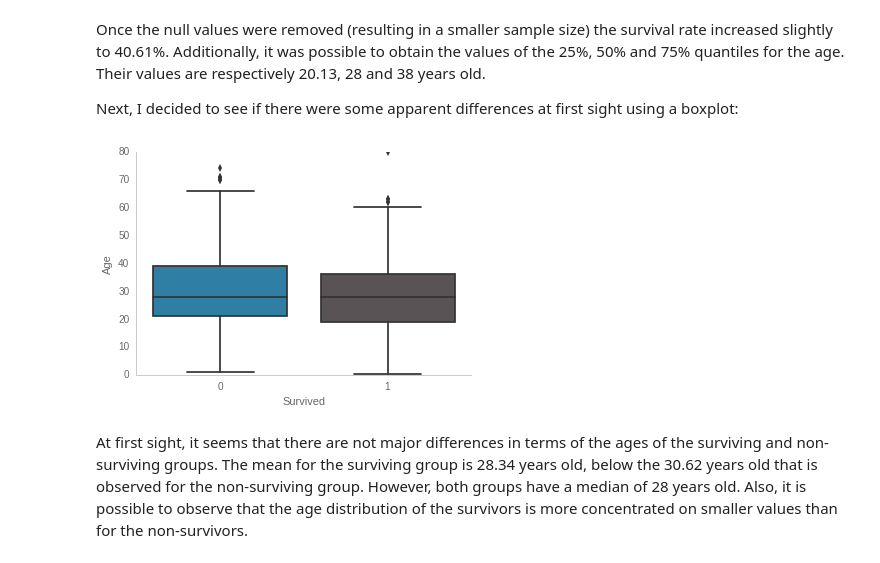
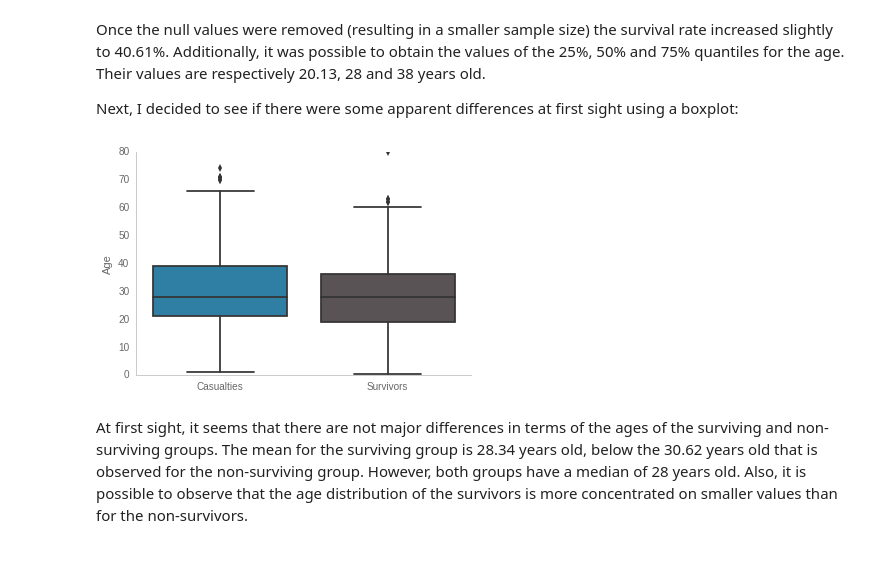
Before and after one commit to dylanjcastillo/titanic_analysis, a Jupyter notebook: Titanic Analysis.ipynb, the cells around one changed output. Cells and saved outputs as stored; diff of their text form; code cells hidden in the pictures.

Commit message:
Fixed plot labels and adde gen_relfreq function

```diff
--- a/Titanic Analysis.ipynb
+++ b/Titanic Analysis.ipynb
@@ -151,10 +162,12 @@ Once the null values were removed (resulting in a smaller sample size) the survi
 Next, I decided to see if there were some apparent differences at first sight using a boxplot:
 # %%
 # Boxplot of age distribution in survivors and non-survivors
-sns.boxplot(x = 'Survived', y = 'Age', data = titanic_q1_df)
+g = sns.boxplot(x = 'Survived', y = 'Age', data = titanic_q1_df)
+g.set(xticklabels = ['Casualties', 'Survivors'])
 sns.despine() # Used to improve the plot format
+sns.axlabel('', 'Age')
 # %% [output]
-[figure, old version]
+[figure, new version]
 # %% [markdown]
 At first sight, it seems that there are not major differences in terms of the ages of the surviving and non-surviving groups. The mean for the surviving group is 28.34 years old, below  the 30.62 years old that is observed for the non-surviving group. However, both groups have a median of 28 years old. Also, it is possible to observe that the age distribution of the survivors is more concentrated on smaller values than for the non-survivors.
 # %% [markdown]
```
Also changed, not shown: parts of 12 cells of this notebook.
